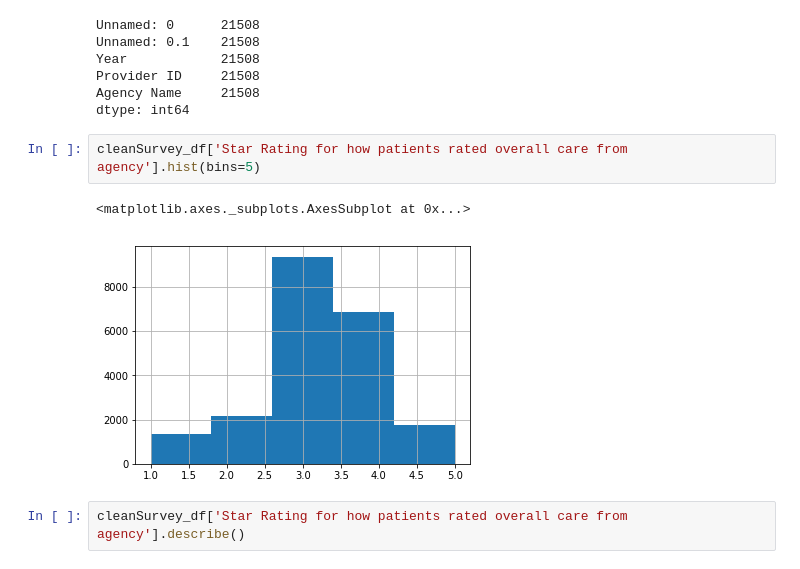
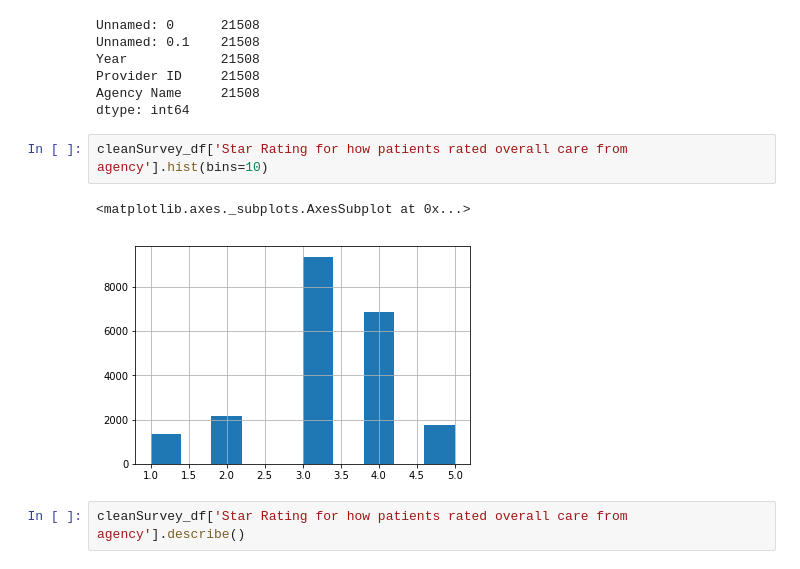
Before and after one commit to ekginn2/ML-Final-Project, a Jupyter notebook: code/hcc vs satisfaction.ipynb, the cells around one changed output. Saved outputs shown, nothing was run; the diff lists cells and outputs as text.

```diff
--- a/code/hcc vs satisfaction.ipynb
+++ b/code/hcc vs satisfaction.ipynb
@@ -25,10 +25,10 @@ Provider ID     21508
 Agency Name     21508
 dtype: int64
 # %%
-cleanSurvey_df['Star Rating for how patients rated overall care from agency'].hist(bins=5)
+cleanSurvey_df['Star Rating for how patients rated overall care from agency'].hist(bins=10)
 # %% [output]
 <matplotlib.axes._subplots.AxesSubplot at 0x...>
-[figure, old version]
+[figure, new version]
 # %%
 cleanSurvey_df['Star Rating for how patients rated overall care from agency'].describe()
 # %% [output]
```
Also changed, not shown: parts of 9 cells of this notebook, 4 other files.
